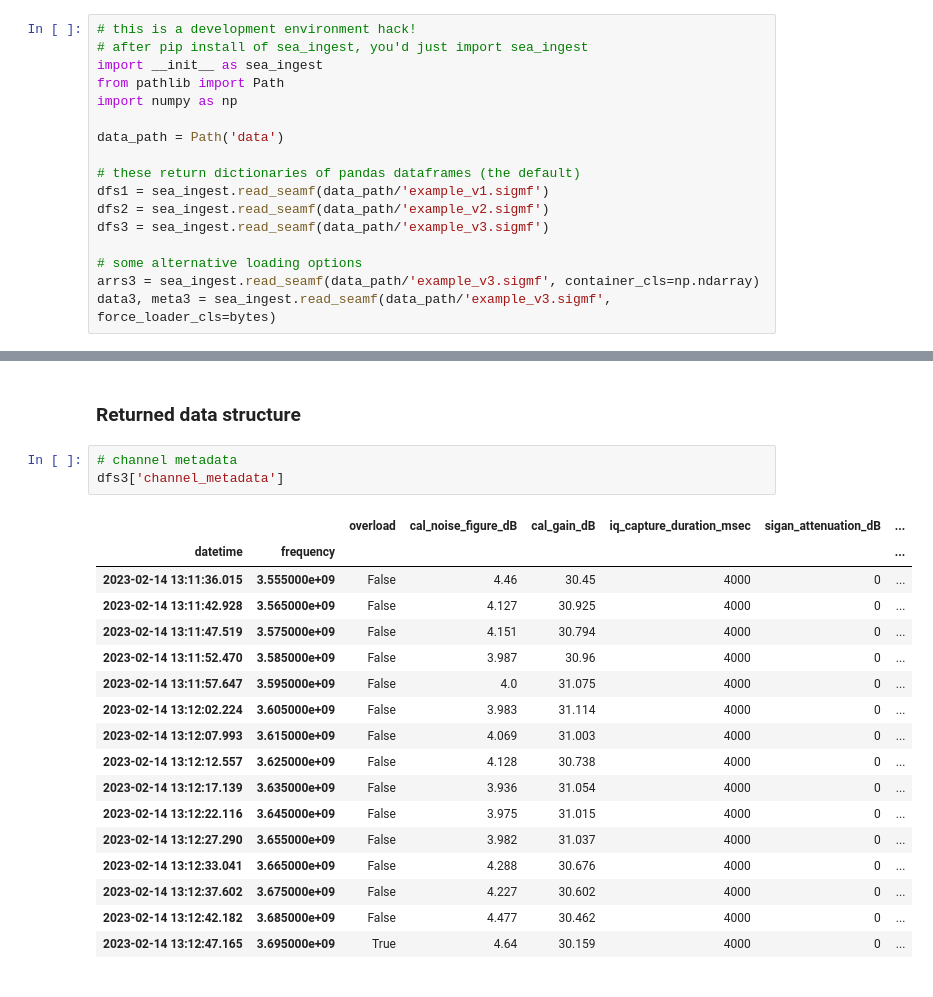
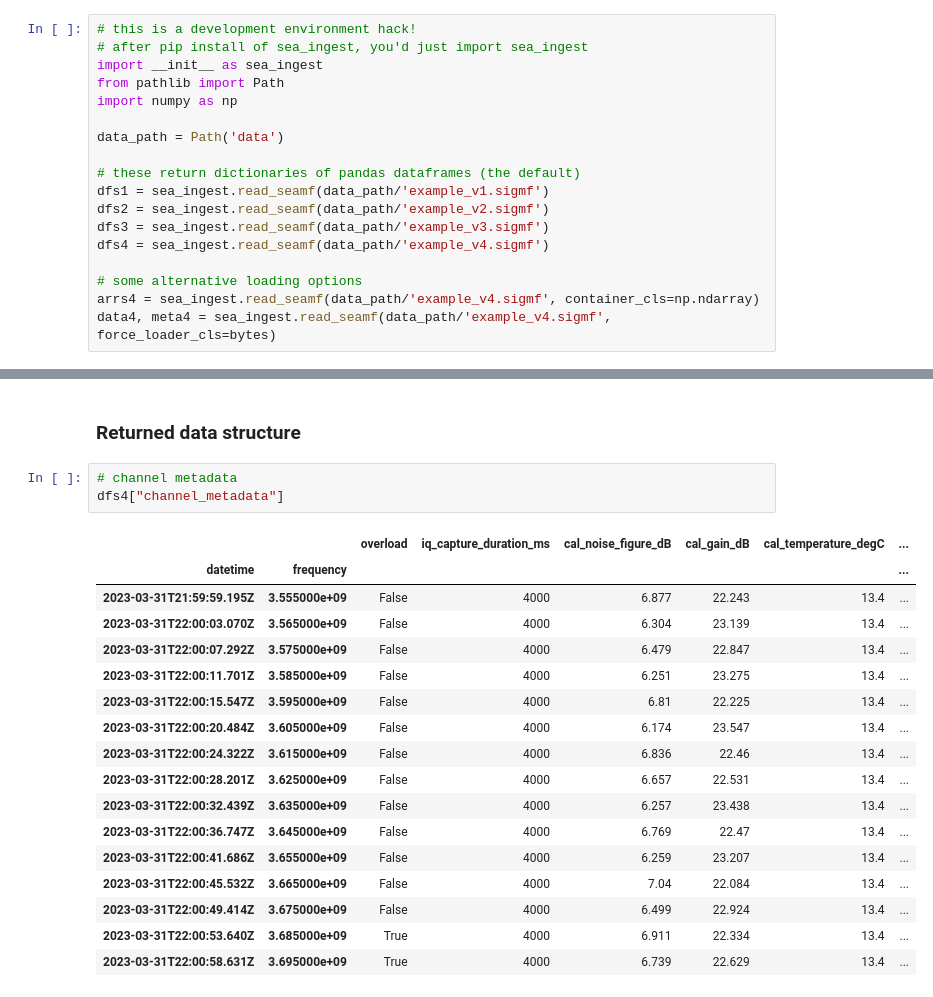
Before and after one commit to usnistgov/nasctn-sea-ingest, a Jupyter notebook: demos/read_seamf.ipynb, the cells around one changed output, grey strips where cells are left out. Saved outputs shown, nothing was run; the diff lists cells and outputs as text.

```diff
--- a/demos/read_seamf.ipynb
+++ b/demos/read_seamf.ipynb
@@ -13,10 +13,11 @@ data_path = Path('data')
 dfs1 = sea_ingest.read_seamf(data_path/'example_v1.sigmf')
 dfs2 = sea_ingest.read_seamf(data_path/'example_v2.sigmf')
 dfs3 = sea_ingest.read_seamf(data_path/'example_v3.sigmf')
+dfs4 = sea_ingest.read_seamf(data_path/'example_v4.sigmf')
 
 # some alternative loading options
-arrs3 = sea_ingest.read_seamf(data_path/'example_v3.sigmf', container_cls=np.ndarray)
-data3, meta3 = sea_ingest.read_seamf(data_path/'example_v3.sigmf', force_loader_cls=bytes)
+arrs4 = sea_ingest.read_seamf(data_path/'example_v4.sigmf', container_cls=np.ndarray)
+data4, meta4 = sea_ingest.read_seamf(data_path/'example_v4.sigmf', force_loader_cls=bytes)
 # %% [markdown]
 ### Performance
 # %%
@@ -56,24 +57,24 @@ File read + metadata scan + unpack numpy.ndarray -> pd.DataFrame:
 ### Returned data structure
 # %%
 # channel metadata
-dfs3['channel_metadata']
+dfs4["channel_metadata"]
 # %% [output]
-|  |  | overload | cal_noise_figure_dB | cal_gain_dB | iq_capture_duration_msec | sigan_attenuation_dB | ... |
+|  |  | overload | iq_capture_duration_ms | cal_noise_figure_dB | cal_gain_dB | cal_temperature_degC | ... |
 | datetime | frequency |  |  |  |  |  | ... |
-| 2023-02-14 13:11:36.015 | 3.555000e+09 | False | 4.46 | 30.45 | 4000 | 0 | ... |
-| 2023-02-14 13:11:42.928 | 3.565000e+09 | False | 4.127 | 30.925 | 4000 | 0 | ... |
-| 2023-02-14 13:11:47.519 | 3.575000e+09 | False | 4.151 | 30.794 | 4000 | 0 | ... |
-| 2023-02-14 13:11:52.470 | 3.585000e+09 | False | 3.987 | 30.96 | 4000 | 0 | ... |
-| 2023-02-14 13:11:57.647 | 3.595000e+09 | False | 4.0 | 31.075 | 4000 | 0 | ... |
-| 2023-02-14 13:12:02.224 | 3.605000e+09 | False | 3.983 | 31.114 | 4000 | 0 | ... |
-| 2023-02-14 13:12:07.993 | 3.615000e+09 | False | 4.069 | 31.003 | 4000 | 0 | ... |
-| 2023-02-14 13:12:12.557 | 3.625000e+09 | False | 4.128 | 30.738 | 4000 | 0 | ... |
-| 2023-02-14 13:12:17.139 | 3.635000e+09 | False | 3.936 | 31.054 | 4000 | 0 | ... |
-| 2023-02-14 13:12:22.116 | 3.645000e+09 | False | 3.975 | 31.015 | 4000 | 0 | ... |
-| 2023-02-14 13:12:27.290 | 3.655000e+09 | False | 3.982 | 31.037 | 4000 | 0 | ... |
-| 2023-02-14 13:12:33.041 | 3.665000e+09 | False | 4.288 | 30.676 | 4000 | 0 | ... |
-| 2023-02-14 13:12:37.602 | 3.675000e+09 | False | 4.227 | 30.602 | 4000 | 0 | ... |
-| 2023-02-14 13:12:42.182 | 3.685000e+09 | False | 4.477 | 30.462 | 4000 | 0 | ... |
-| 2023-02-14 13:12:47.165 | 3.695000e+09 | True | 4.64 | 30.159 | 4000 | 0 | ... |
+| 2023-03-31T21:59:59.195Z | 3.555000e+09 | False | 4000 | 6.877 | 22.243 | 13.4 | ... |
+| 2023-03-31T22:00:03.070Z | 3.565000e+09 | False | 4000 | 6.304 | 23.139 | 13.4 | ... |
+| 2023-03-31T22:00:07.292Z | 3.575000e+09 | False | 4000 | 6.479 | 22.847 | 13.4 | ... |
+| 2023-03-31T22:00:11.701Z | 3.585000e+09 | False | 4000 | 6.251 | 23.275 | 13.4 | ... |
+| 2023-03-31T22:00:15.547Z | 3.595000e+09 | False | 4000 | 6.81 | 22.225 | 13.4 | ... |
+| 2023-03-31T22:00:20.484Z | 3.605000e+09 | False | 4000 | 6.174 | 23.547 | 13.4 | ... |
+| 2023-03-31T22:00:24.322Z | 3.615000e+09 | False | 4000 | 6.836 | 22.46 | 13.4 | ... |
+| 2023-03-31T22:00:28.201Z | 3.625000e+09 | False | 4000 | 6.657 | 22.531 | 13.4 | ... |
+| 2023-03-31T22:00:32.439Z | 3.635000e+09 | False | 4000 | 6.257 | 23.438 | 13.4 | ... |
+| 2023-03-31T22:00:36.747Z | 3.645000e+09 | False | 4000 | 6.769 | 22.47 | 13.4 | ... |
+| 2023-03-31T22:00:41.686Z | 3.655000e+09 | False | 4000 | 6.259 | 23.207 | 13.4 | ... |
+| 2023-03-31T22:00:45.532Z | 3.665000e+09 | False | 4000 | 7.04 | 22.084 | 13.4 | ... |
+| 2023-03-31T22:00:49.414Z | 3.675000e+09 | False | 4000 | 6.499 | 22.924 | 13.4 | ... |
+| 2023-03-31T22:00:53.640Z | 3.685000e+09 | True | 4000 | 6.911 | 22.334 | 13.4 | ... |
+| 2023-03-31T22:00:58.631Z | 3.695000e+09 | True | 4000 | 6.739 | 22.629 | 13.4 | ... |
 # %%
 # power spectral density has a "capture_statistic" index
```
Also changed, not shown: parts of 7 cells of this notebook, 4 other files.
